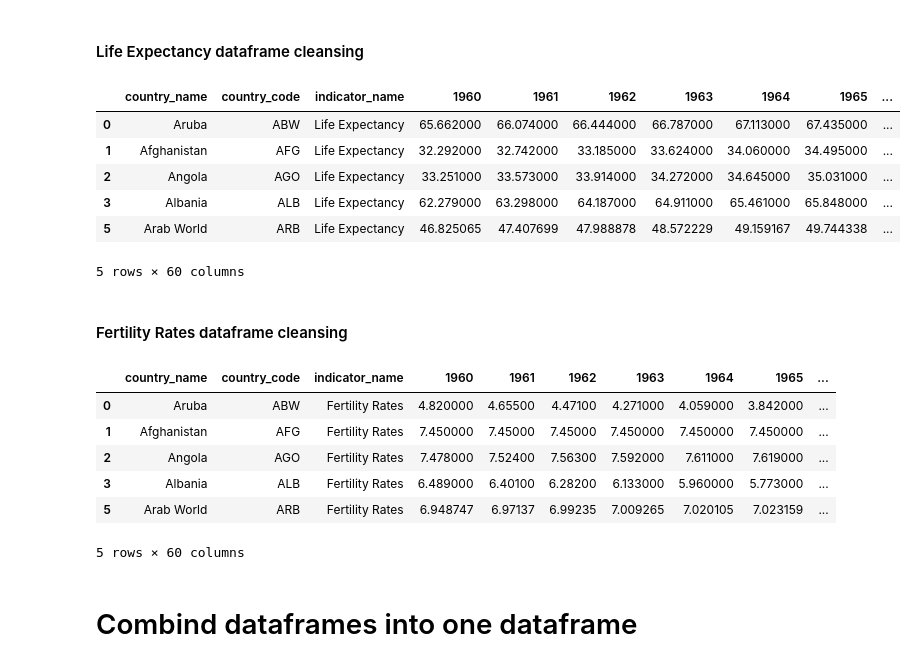
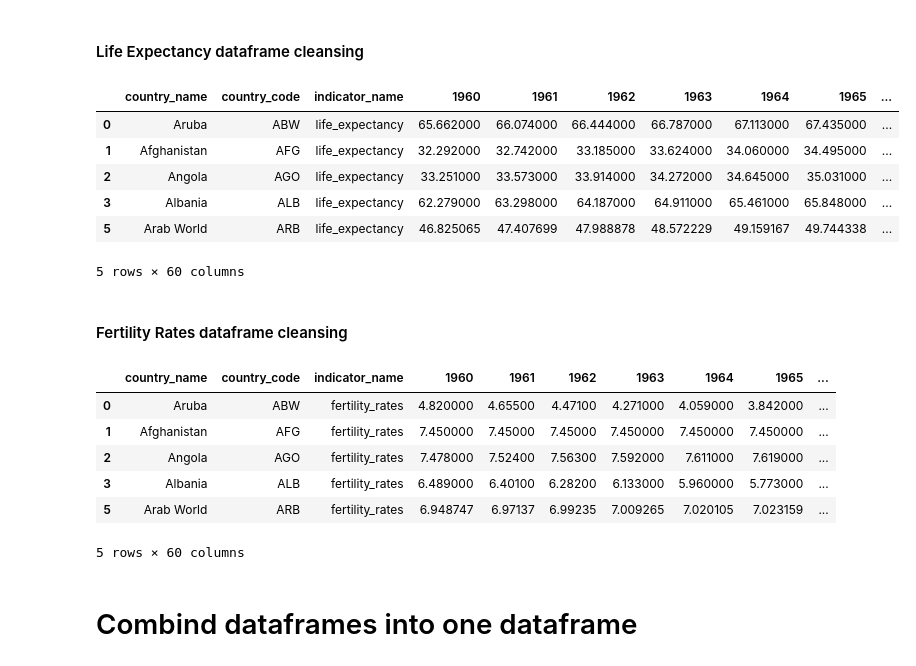
Before and after one commit to Starlinf/ETL_Project, a Jupyter notebook: ETL_pandas.ipynb, the cells around one changed output. Drawn from its saved outputs; the diff is of its cells as text; code cells hidden in the pictures.

```diff
--- a/ETL_pandas.ipynb
+++ b/ETL_pandas.ipynb
@@ -107,24 +107,24 @@ new_pop_df.head()
 # %%
 # drop NaN's
 no_null_life_df = life_df.dropna(how='any')
 
 # drop column indicator_code
 new_life_df = no_null_life_df.drop(columns=['indicator_code'])
 
 # remove ", total" from indicator name
-new_life_df['indicator_name'] = new_life_df['indicator_name'].replace({'Life expectancy at birth, total (years)': 'Life Expectancy'})
+new_life_df['indicator_name'] = new_life_df['indicator_name'].replace({'Life expectancy at birth, total (years)': 'life_expectancy'})
 
 # set country_code as index
 # new_life_df.set_index("country_code", inplace=True)
 
 new_life_df.head()
 # %% [output]
 |  | country_name | country_code | indicator_name | 1960 | 1961 | 1962 | 1963 | 1964 | 1965 | ... |
-| 0 | Aruba | ABW | Life Expectancy | 65.662000 | 66.074000 | 66.444000 | 66.787000 | 67.113000 | 67.435000 | ... |
-| 1 | Afghanistan | AFG | Life Expectancy | 32.292000 | 32.742000 | 33.185000 | 33.624000 | 34.060000 | 34.495000 | ... |
-| 2 | Angola | AGO | Life Expectancy | 33.251000 | 33.573000 | 33.914000 | 34.272000 | 34.645000 | 35.031000 | ... |
-| 3 | Albania | ALB | Life Expectancy | 62.279000 | 63.298000 | 64.187000 | 64.911000 | 65.461000 | 65.848000 | ... |
-| 5 | Arab World | ARB | Life Expectancy | 46.825065 | 47.407699 | 47.988878 | 48.572229 | 49.159167 | 49.744338 | ... |
+| 0 | Aruba | ABW | life_expectancy | 65.662000 | 66.074000 | 66.444000 | 66.787000 | 67.113000 | 67.435000 | ... |
+| 1 | Afghanistan | AFG | life_expectancy | 32.292000 | 32.742000 | 33.185000 | 33.624000 | 34.060000 | 34.495000 | ... |
+| 2 | Angola | AGO | life_expectancy | 33.251000 | 33.573000 | 33.914000 | 34.272000 | 34.645000 | 35.031000 | ... |
+| 3 | Albania | ALB | life_expectancy | 62.279000 | 63.298000 | 64.187000 | 64.911000 | 65.461000 | 65.848000 | ... |
+| 5 | Arab World | ARB | life_expectancy | 46.825065 | 47.407699 | 47.988878 | 48.572229 | 49.159167 | 49.744338 | ... |
 5 rows × 60 columns
 # %% [markdown]
 #### Fertility Rates dataframe cleansing
@@ -136,7 +136,7 @@ no_null_fert_df = fert_df.dropna(how='any')
 new_fert_df = no_null_fert_df.drop(columns=['indicator_code'])
 
 # remove ", total" from indicator name
-new_fert_df['indicator_name'] = new_fert_df['indicator_name'].replace({'Fertility rate, total (births per woman)': 'Fertility Rates'})
+new_fert_df['indicator_name'] = new_fert_df['indicator_name'].replace({'Fertility rate, total (births per woman)': 'fertility_rates'})
 
 # set country_code as index
 # new_fert_df.set_index("country_code", inplace=True)
@@ -144,11 +144,11 @@ new_fert_df['indicator_name'] = new_fert_df['indicator_name'].replace({'Fertilit
 new_fert_df.head()
 # %% [output]
 |  | country_name | country_code | indicator_name | 1960 | 1961 | 1962 | 1963 | 1964 | 1965 | ... |
-| 0 | Aruba | ABW | Fertility Rates | 4.820000 | 4.65500 | 4.47100 | 4.271000 | 4.059000 | 3.842000 | ... |
-| 1 | Afghanistan | AFG | Fertility Rates | 7.450000 | 7.45000 | 7.45000 | 7.450000 | 7.450000 | 7.450000 | ... |
-| 2 | Angola | AGO | Fertility Rates | 7.478000 | 7.52400 | 7.56300 | 7.592000 | 7.611000 | 7.619000 | ... |
-| 3 | Albania | ALB | Fertility Rates | 6.489000 | 6.40100 | 6.28200 | 6.133000 | 5.960000 | 5.773000 | ... |
-| 5 | Arab World | ARB | Fertility Rates | 6.948747 | 6.97137 | 6.99235 | 7.009265 | 7.020105 | 7.023159 | ... |
+| 0 | Aruba | ABW | fertility_rates | 4.820000 | 4.65500 | 4.47100 | 4.271000 | 4.059000 | 3.842000 | ... |
+| 1 | Afghanistan | AFG | fertility_rates | 7.450000 | 7.45000 | 7.45000 | 7.450000 | 7.450000 | 7.450000 | ... |
+| 2 | Angola | AGO | fertility_rates | 7.478000 | 7.52400 | 7.56300 | 7.592000 | 7.611000 | 7.619000 | ... |
+| 3 | Albania | ALB | fertility_rates | 6.489000 | 6.40100 | 6.28200 | 6.133000 | 5.960000 | 5.773000 | ... |
+| 5 | Arab World | ARB | fertility_rates | 6.948747 | 6.97137 | 6.99235 | 7.009265 | 7.020105 | 7.023159 | ... |
 5 rows × 60 columns
 # %% [markdown]
 # Combind dataframes into one dataframe
```
Also changed, not shown: parts of 19 cells of this notebook.
